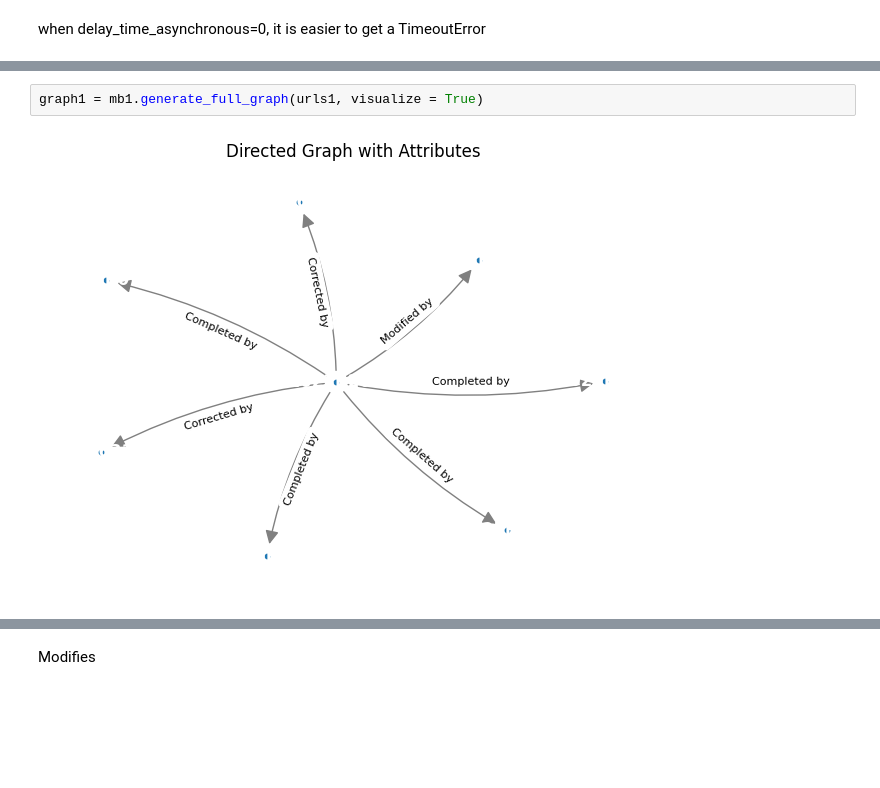
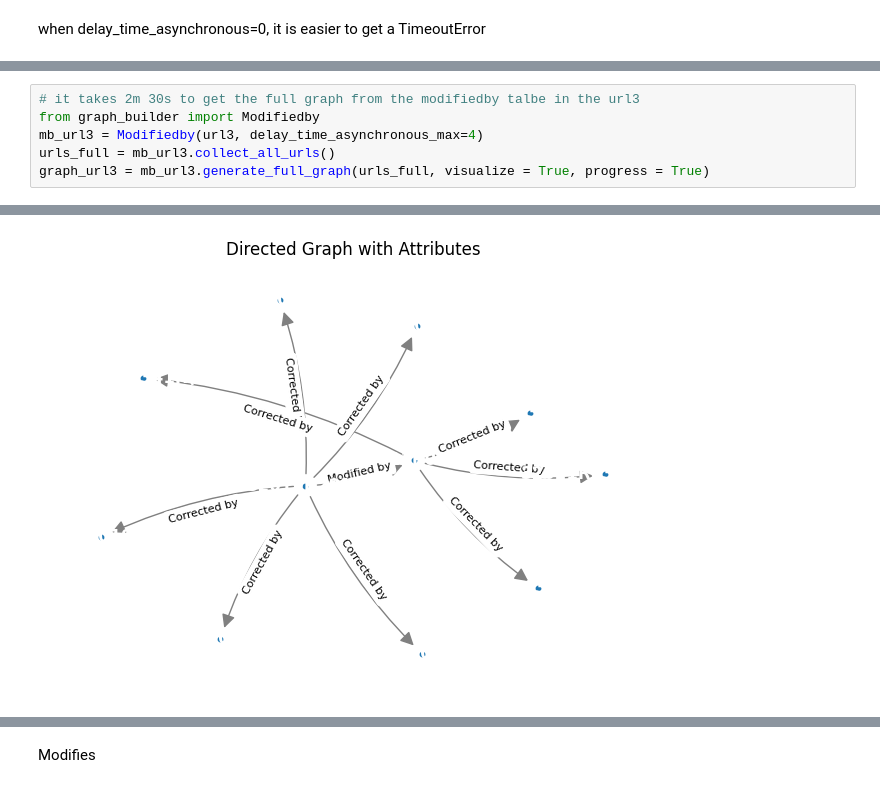
Before and after one commit to Peiying-Huang/EurLexScraper, a Jupyter notebook: document_info_scraper/graph2_full_graph_Test.ipynb, the cells around one changed output, grey strips where cells are left out. Drawn from its saved outputs; the diff is of its cells as text; blank space fills up the shorter version.

```diff
--- a/document_info_scraper/graph2_full_graph_Test.ipynb
+++ b/document_info_scraper/graph2_full_graph_Test.ipynb
@@ -33,4 +24,7 @@ urls1 = mb1.collect_selected_urls(relations=['Corrected by'])
-# %%
-graph1 = mb1.generate_full_graph(urls1, visualize = True)
-# %% [output]
-[figure, removed]
+# %%
+# it takes 2m 30s to get the full graph from the modifiedby talbe in the url3
+from graph_builder import Modifiedby
+mb_url3 = Modifiedby(url3, delay_time_asynchronous_max=4)
+urls_full = mb_url3.collect_all_urls()
+graph_url3 = mb_url3.generate_full_graph(urls_full, visualize = True, progress = True)
+# %% [output]
@@ -36,0 +32 @@ graph1 = mb1.generate_full_graph(urls1, visualize = True)
+[figure, added]
```
Also changed, not shown: parts of 17 cells of this notebook, 7 other files.
